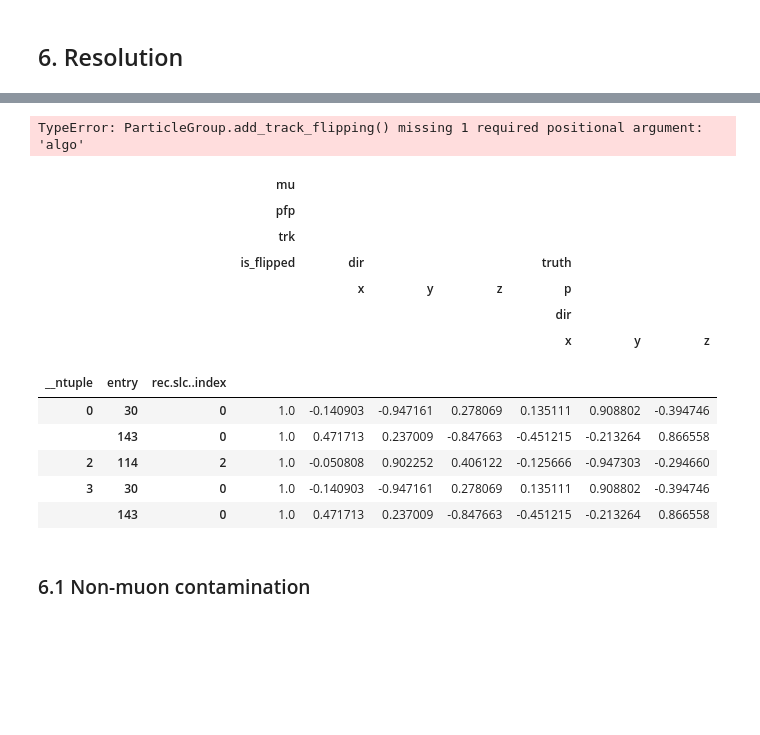
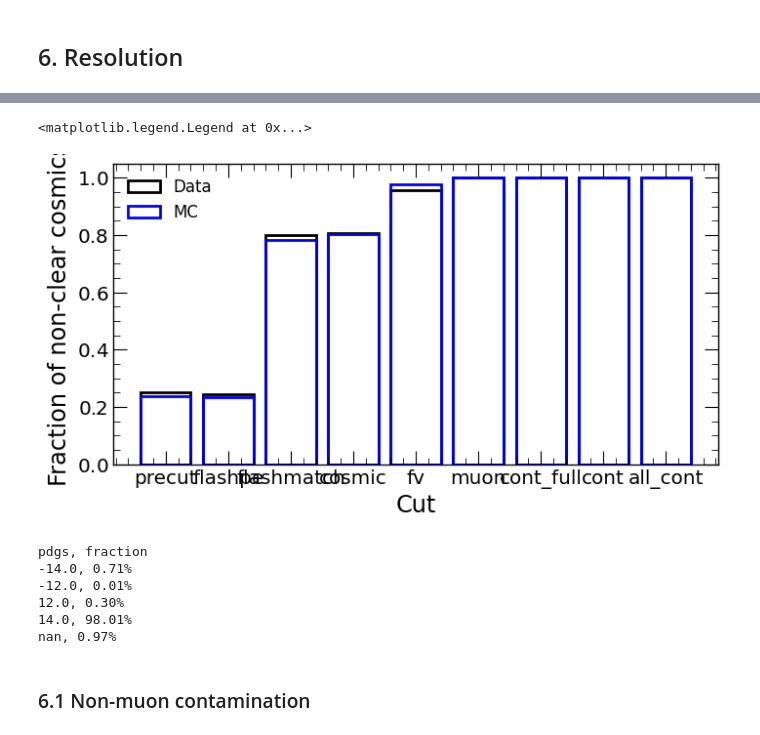
Before and after one commit to bear-is-asleep/cafpyana, a Jupyter notebook: analysis_village/numuincl/notebooks/interaction_plots.ipynb, the cells around one changed output, grey strips where cells are left out. Saved outputs shown, nothing was run; the diff lists cells and outputs as text; code cells hidden in the pictures; blank space fills up the shorter version.

```diff
--- a/analysis_village/numuincl/notebooks/interaction_plots.ipynb
+++ b/analysis_village/numuincl/notebooks/interaction_plots.ipynb
@@ -3318,3 +3607,28 @@ for i,costheta_bin in tqdm(enumerate(np.sort(inter.data.reco_costheta_bin.unique
   #if i > 0: break
 # %% [markdown]
 ## 6. Resolution
+# %%
+#Get number of clear cosmics
+_slc = slc_mc.copy()
+_slc_data = slc_data.copy()
+# Initialize a dictionary to store the fraction of clear cosmics for each cut
+clear_cosmic_fracs = {cut:None for cut in ['precut'] + PAND_CUTS_CONT}
+for cut in tqdm(['precut'] + PAND_CUTS_CONT,desc='Getting clear cosmic fractions'):
+  #Apply cut
+  if cut != 'precut':
+    _slc.apply_cut(cut)
+    _slc_data.apply_cut(cut)
+  # Get total for normalization
+  total_data = _slc_data.data.genweight.sum()
+  total_mc = _slc.data.genweight.sum()
+
+  #Masks for clear cosmics
+  m_data = ~_slc_data.data.slc.is_clear_cosmic.values.astype(bool)
+  m_mc = ~_slc.data.slc.is_clear_cosmic.values.astype(bool)
+
+  # Get fraction of non-clear cosmics
+  clear_cosmic_data_frac = _slc_data.data.loc[m_data].genweight.sum() / total_data
+  clear_cosmic_mc_frac = _slc.data.loc[m_mc].genweight.sum() / total_mc
+
+  #Store
+  clear_cosmic_fracs[cut] = [clear_cosmic_data_frac,clear_cosmic_mc_frac]
@@ -3321,32 +3658,36 @@ for i,costheta_bin in tqdm(enumerate(np.sort(inter.data.reco_costheta_bin.unique
+# %%
+#Plot
+fig,ax = plt.subplots(figsize=(8,4))
+ax.bar(clear_cosmic_fracs.keys(),[frac[0] for frac in clear_cosmic_fracs.values()],fill=False)
+ax.bar(clear_cosmic_fracs.keys(),[frac[1] for frac in clear_cosmic_fracs.values()],fill=False,edgecolor='blue')
+ax.set_ylabel('Fraction of non-clear cosmics')
+ax.set_xlabel('Cut')
+ax.legend(['Data','MC'])
+# %% [output]
+<matplotlib.legend.Legend at 0x...>
+[figure, added]
 # %%
 _slc = slc_mc.copy()
 _slc.cut_all(cut=True,cont=True)
-# %%
-# Fix track flipping metric
-_slc.add_track_flipping(method='direction')
-# %% [output]
-TypeError: ParticleGroup.add_track_flipping() missing 1 required positional argument: 'algo'
+# %%
+# Get fraction of each neutrino pdg
+pdgs,counts = np.unique(_slc.data.truth.pdg,return_counts=True)
+total = counts.sum()
+print('pdgs, fraction')
+for pdg,count in zip(pdgs,counts):
+  print(f'{pdg}, {count/total*100:.2f}%')
+# %% [output]
+pdgs, fraction
+-14.0, 0.71%
+-12.0, 0.01%
+12.0, 0.30%
+14.0, 98.01%
+nan, 0.97%
 # %%
-keys = ['mu.pfp.trk.is_flipped','mu.pfp.trk.dir.x','mu.pfp.trk.dir.y','mu.pfp.trk.dir.z','mu.pfp.trk.truth.p.dir.x','mu.pfp.trk.truth.p.dir.y','mu.pfp.trk.truth.p.dir.z']
-cols = _slc.get_key(keys)
-m = _slc.data.loc[:,cols[0]] == 1
-_slc.data.loc[m,cols].head(5)
+# keys = ['mu.pfp.trk.is_flipped','mu.pfp.trk.dir.x','mu.pfp.trk.dir.y','mu.pfp.trk.dir.z','mu.pfp.trk.truth.p.dir.x','mu.pfp.trk.truth.p.dir.y','mu.pfp.trk.truth.p.dir.z']
+# cols = _slc.get_key(keys)
+# m = _slc.data.loc[:,cols[0]] == 1
+# _slc.data.loc[m,cols].head(5)
-# %% [output]
-|  |  |  | mu |  |  |  |  |  |  |
-|  |  |  | pfp |  |  |  |  |  |  |
-|  |  |  | trk |  |  |  |  |  |  |
-|  |  |  | is_flipped | dir |  |  | truth |  |  |
-|  |  |  |  | x | y | z | p |  |  |
-|  |  |  |  |  |  |  | dir |  |  |
-|  |  |  |  |  |  |  | x | y | z |
-|  |  |  |  |  |  |  |  |  |  |
-|  |  |  |  |  |  |  |  |  |  |
-| __ntuple | entry | rec.slc..index |  |  |  |  |  |  |  |
-| 0 | 30 | 0 | 1.0 | -0.140903 | -0.947161 | 0.278069 | 0.135111 | 0.908802 | -0.394746 |
-|  | 143 | 0 | 1.0 | 0.471713 | 0.237009 | -0.847663 | -0.451215 | -0.213264 | 0.866558 |
-| 2 | 114 | 2 | 1.0 | -0.050808 | 0.902252 | 0.406122 | -0.125666 | -0.947303 | -0.294660 |
-| 3 | 30 | 0 | 1.0 | -0.140903 | -0.947161 | 0.278069 | 0.135111 | 0.908802 | -0.394746 |
-|  | 143 | 0 | 1.0 | 0.471713 | 0.237009 | -0.847663 | -0.451215 | -0.213264 | 0.866558 |
 # %% [markdown]
 ### 6.1 Non-muon contamination
 # %%
```
Also changed, not shown: parts of 46 cells of this notebook, 24 other files.
